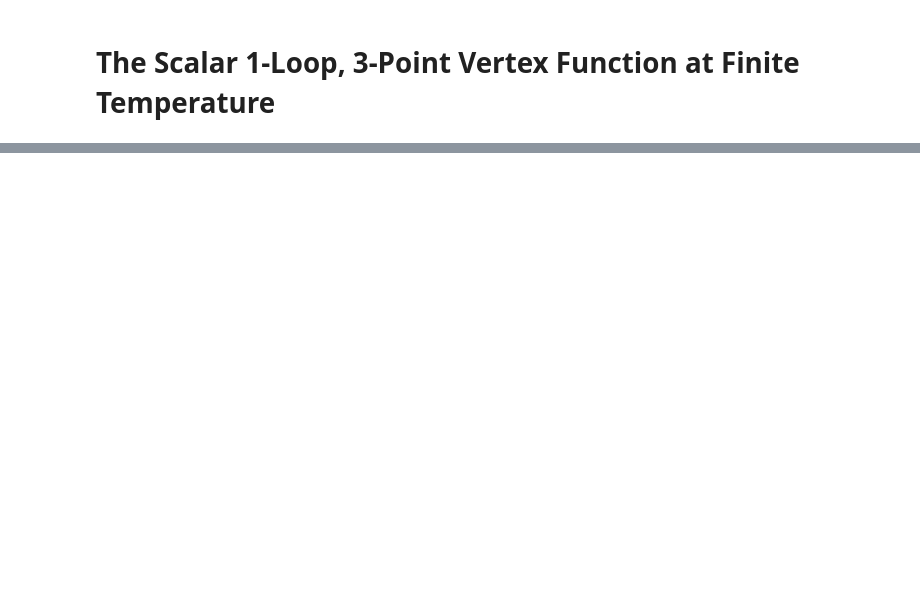
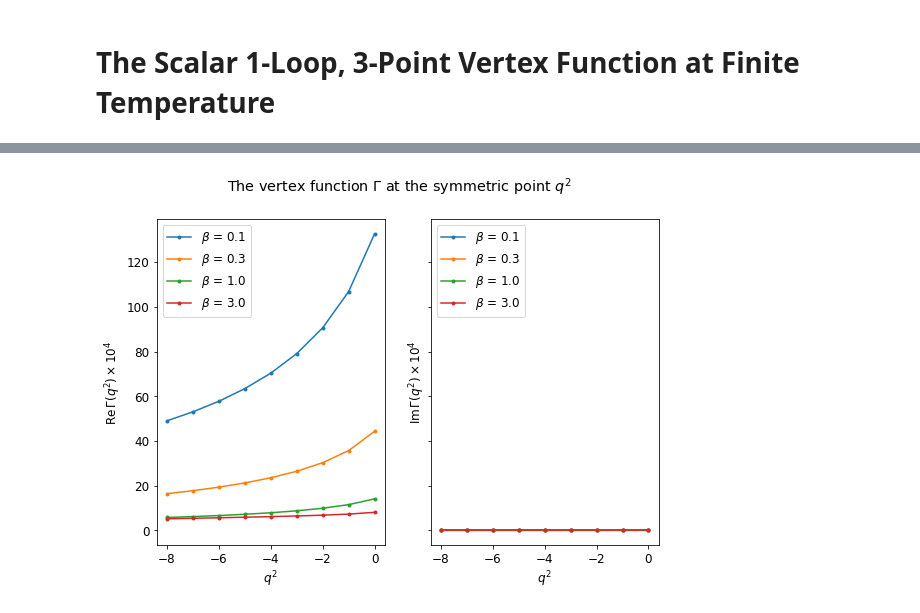
Before and after one commit to harnettd/phiCubed_31_FT, a Jupyter notebook: finite_temp_plots.ipynb, the cells around one changed output, grey strips where cells are left out. Saved outputs shown, nothing was run; the diff lists cells and outputs as text; code cells hidden in the pictures; blank space fills up the shorter version.

```diff
--- a/finite_temp_plots.ipynb
+++ b/finite_temp_plots.ipynb
@@ -91,0 +115,13 @@ ax.legend(loc="upper right")
+# %%
+fig, ax = plt.subplots(nrows=1, ncols=2, sharey=True, figsize=(9, 6))
+fig.suptitle(r"The vertex function $\Gamma$ at the symmetric point $q^2$")
+for f in range(floors):
+    ax[0].plot(qq_grid, 1e4 * partial_sums_re_Gamma[f, :, -1], marker=".", label=r"$\beta$ = {}".format(beta_grid[f]))
+    ax[1].plot(qq_grid, 1e4 * partial_sums_im_Gamma[f, :, -1], marker=".", label=r"$\beta$ = {}".format(beta_grid[f]))
+    ax[0].set_ylabel(r"$\mathrm{Re}\,\Gamma(q^2)\times 10^4$")
+    ax[1].set_ylabel(r"$\mathrm{Im}\,\Gamma(q^2)\times 10^4$")
+    for re_im in range(2):
+        ax[re_im].set_xlabel(r"$q^2$")
+        ax[re_im].legend(loc="upper left")
+# %% [output]
+[figure, added]
```
Also changed, not shown: parts of 23 cells of this notebook, 1 other file.
